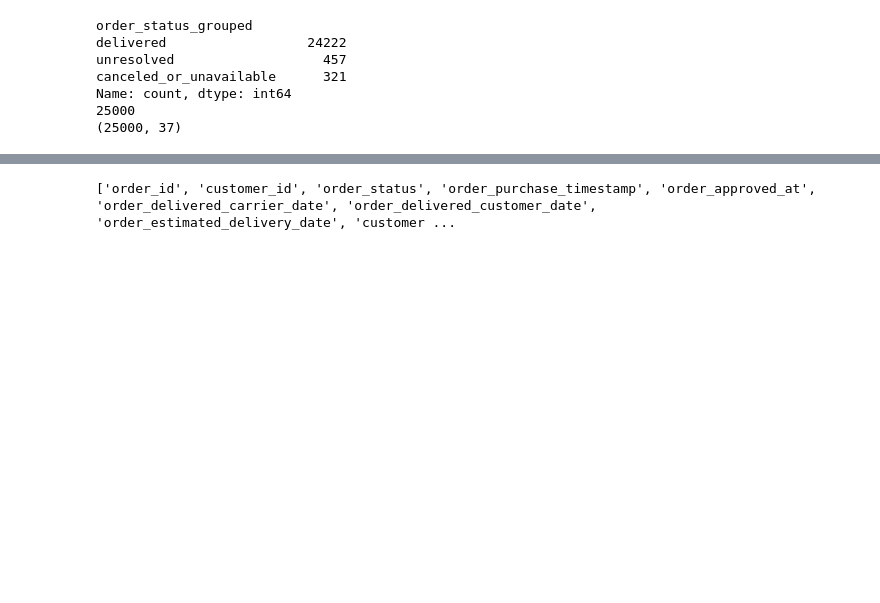
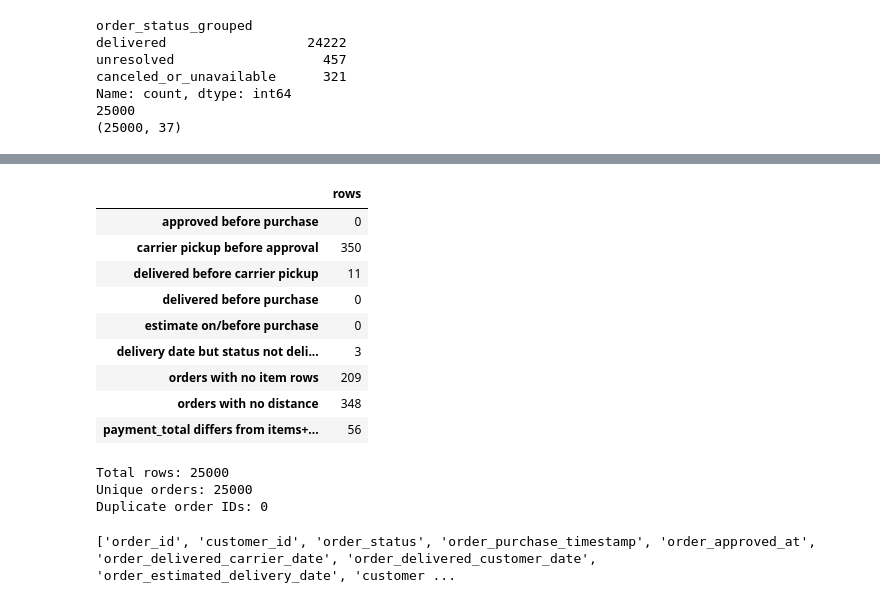
Before and after one commit to JonathanStachowiak/Option_2_Final_Project_Jonathan_Stachowiak, a Jupyter notebook: notebooks/olist_project_starter.ipynb, the cells around one changed output, grey strips where cells are left out. Saved outputs shown, nothing was run; the diff lists cells and outputs as text; code cells hidden in the pictures; blank space fills up the shorter version.

```diff
--- a/notebooks/olist_project_starter.ipynb
+++ b/notebooks/olist_project_starter.ipynb
@@ -811,3 +811,6 @@ display(abt.isna().mean().sort_values(ascending=False).head(15).to_frame("missin
 # %%
 # Create a copy of the abt dataframe to for cleaning and transformation
 olist_abt = abt.copy()
+
+# Start a data transformation, cleaning, and merge log
+abt_build_log = []
@@ -828,6 +847,8 @@ olist_abt["order_status_grouped"] = olist_abt["order_status"].map(status_group_m
 print(olist_abt["order_status_grouped"].value_counts(dropna=False))
 print(olist_abt["order_status_grouped"].value_counts().sum())
 print(olist_abt.shape)
+
+abt_build_log.append("1.) Dropped duplicate zip code prefix column and grouped order status into 3 categories: delivered, canceled_or_unavailable, unresolved on olist_abt dataframe.")
 # %% [output]
 order_status_grouped
 delivered                  24222
@@ -838,0 +1049,16 @@ Name: count, dtype: int64
+# %%
+# Create distance categories based on seller-to-customer distance using a hard 0 floor and unbounded upper limit.
+olist_abt["distance_band"] = pd.cut(
+    olist_abt["seller_customer_distance_mean_km"],
+    bins=[0, 100, 500, 1000, 2000, np.inf],
+    labels=["0-100", "100-500", "500-1000", "1000-2000", "2000+"],
+    include_lowest=True
+)
+
+# Calculate the late delivery rate for each distance category
+print(olist_abt.groupby("distance_band", observed=True)["delivered_late"].mean())
+
+# Calculate the late delivery rate for same-state vs. cross-state shipments
+print(olist_abt.groupby("cross_state_shipment")["delivered_late"].mean())
+
+abt_build_log.append("13.) Created distance_band using pd.cut() to create category bins then calculated the late delivery rate for each distance category and for same-state vs. cross-state shipments.")
@@ -839,3 +1077,41 @@ Name: count, dtype: int64
+# %%
+
+# Validate suspicious dates, missing values, and payment differences
+post_merge_checks = pd.Series({
+    "approved before purchase": (olist_abt["order_approved_at"] < olist_abt["order_purchase_timestamp"]).sum(),
+    "carrier pickup before approval": (olist_abt["order_delivered_carrier_date"] < olist_abt["order_approved_at"]).sum(),
+    "delivered before carrier pickup": (olist_abt["order_delivered_customer_date"] < olist_abt["order_delivered_carrier_date"]).sum(),
+    "delivered before purchase": (olist_abt["order_delivered_customer_date"] < olist_abt["order_purchase_timestamp"]).sum(),
+    "estimate on/before purchase": (olist_abt["order_estimated_delivery_date"] <= olist_abt["order_purchase_timestamp"]).sum(),
+    "delivery date but status not delivered": (olist_abt["order_delivered_customer_date"].notna() & (olist_abt["order_status"] != "delivered")).sum(),
+    "orders with no item rows": olist_abt["order_item_count"].isna().sum(),
+    "orders with no distance": olist_abt["seller_customer_distance_mean_km"].isna().sum(),
+    "payment_total differs from items+freight by >$1": ((olist_abt["payment_total"] - (olist_abt["item_price_total"] + olist_abt["freight_total"])).abs() > 1).sum(),
+})
+
+# Display validation results as a table
+display(post_merge_checks.to_frame("rows"))
+
+# Check total orders, unique order IDs, and duplicate order IDs
+print("Total rows:", len(olist_abt))
+print("Unique orders:", olist_abt["order_id"].nunique())
+print("Duplicate order IDs:", olist_abt["order_id"].duplicated().sum())
+
+abt_build_log.append("14.) Performed post-merge validation checks on the olist_abt dataframe to identify suspicious dates, missing values, and discrepancies in payment totals. The checks included verifying the order of timestamps, ensuring that delivery dates align with order statuses, and confirming that payment totals match the sum of item prices and freight costs within a $1 margin. The results were displayed as a table for easy review.")
+# %% [output]
+|  | rows |
+| approved before purchase | 0 |
+| carrier pickup before approval | 350 |
+| delivered before carrier pickup | 11 |
+| delivered before purchase | 0 |
+| estimate on/before purchase | 0 |
+| delivery date but status not deli... | 3 |
+| orders with no item rows | 209 |
+| orders with no distance | 348 |
+| payment_total differs from items+... | 56 |
+Total rows: 25000
+Unique orders: 25000
+Duplicate order IDs: 0
 # %%
 # Get a column list of the ABT to verify the expected columns are present.
 print(olist_abt.columns.tolist())
```
Also changed, not shown: parts of 18 cells of this notebook, 1 other file.
